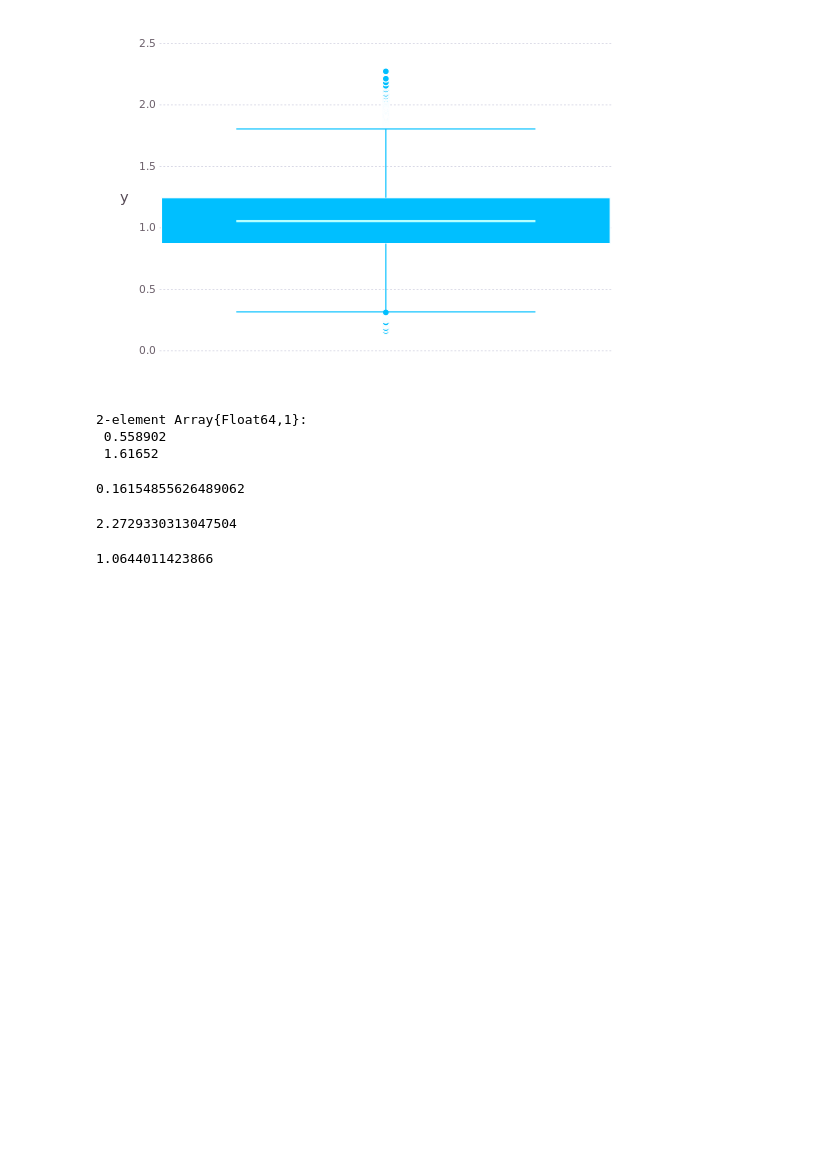
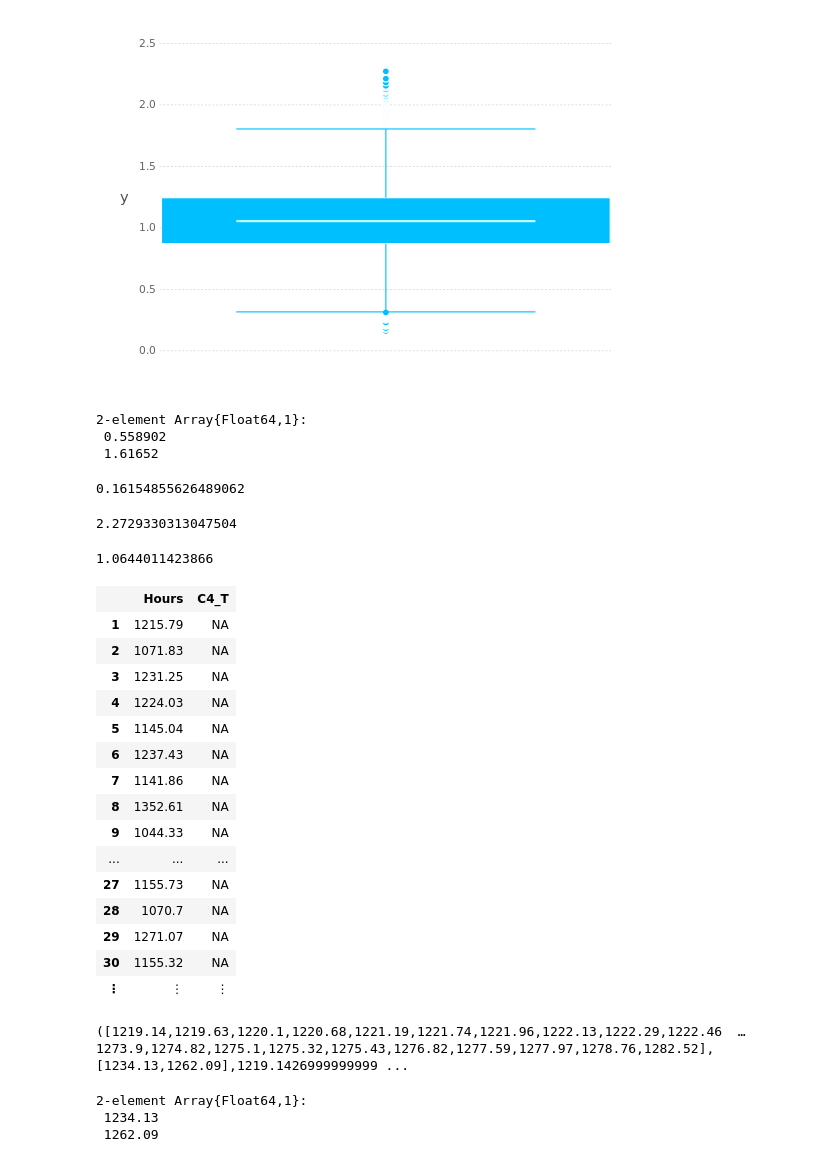
Before and after one commit to cfusting/ijulianotebooks, a Jupyter notebook: Bootstrap.ipynb, the cells around one changed output. Cells and saved outputs as stored; diff of their text form; code cells hidden in the pictures; blank space fills up the shorter version.

```diff
--- a/Bootstrap.ipynb
+++ b/Bootstrap.ipynb
@@ -90,0 +93,29 @@ mean
+# %%
+dat = readtable("Lightbulb.CSV")
+# %% [output]
+|  | Hours | C4_T |
+| 1 | 1215.79 | NA |
+| 2 | 1071.83 | NA |
+| 3 | 1231.25 | NA |
+| 4 | 1224.03 | NA |
+| 5 | 1145.04 | NA |
+| 6 | 1237.43 | NA |
+| 7 | 1141.86 | NA |
+| 8 | 1352.61 | NA |
+| 9 | 1044.33 | NA |
+| ... | ... | ... |
+| 27 | 1155.73 | NA |
+| 28 | 1070.7 | NA |
+| 29 | 1271.07 | NA |
+| 30 | 1155.32 | NA |
+| ⋮ | ⋮ | ⋮ |
+# %%
+(samples, interval, min, max, mean) = samplestrap(dat[:Hours], 10000, coverage = .90)
+# %% [output]
+([1219.14,1219.63,1220.1,1220.68,1221.19,1221.74,1221.96,1222.13,1222.29,1222.46  …  1273.9,1274.82,1275.1,1275.32,1275.43,1276.82,1277.59,1277.97,1278.76,1282.52],[1234.13,1262.09],1219.1426999999999 ...
+# %%
+interval
+# %% [output]
+2-element Array{Float64,1}:
+ 1234.13
+ 1262.09
```
Also changed, not shown: parts of 1 cell of this notebook, 8 other files.
